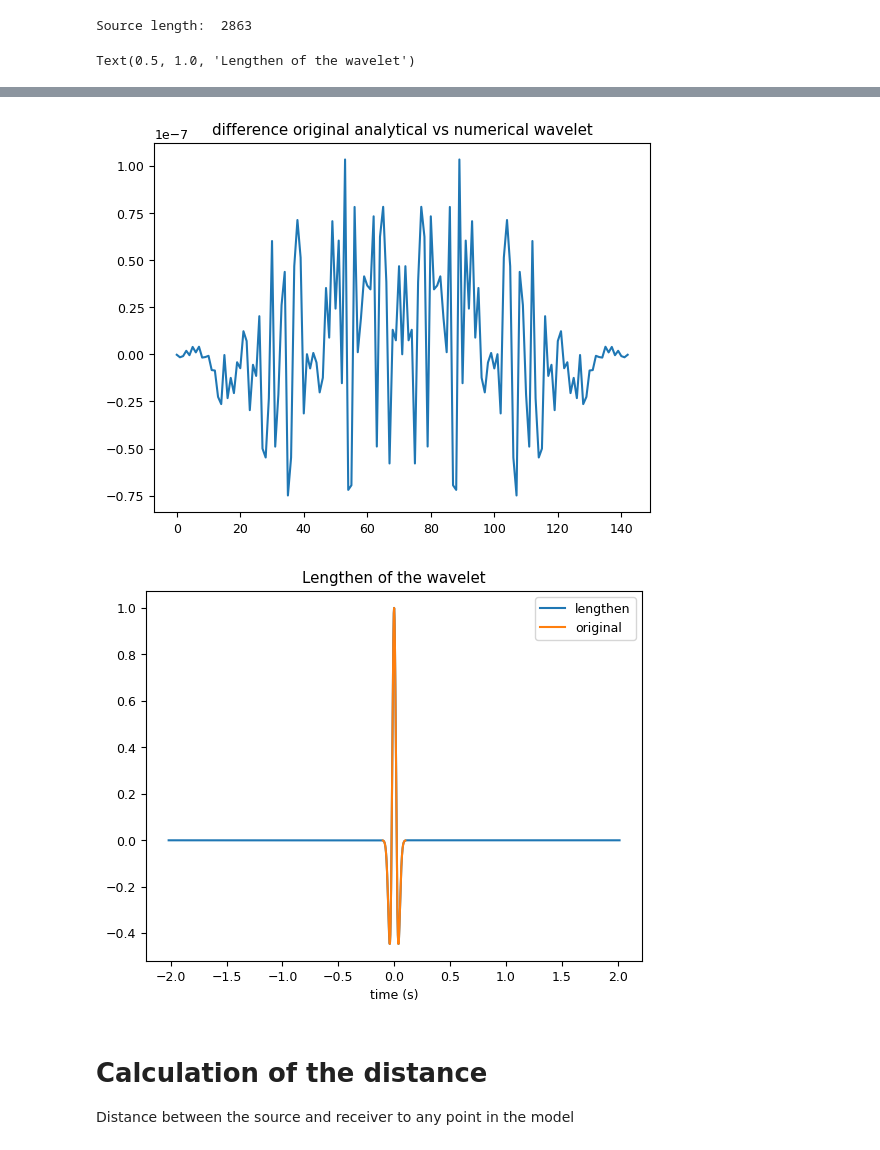
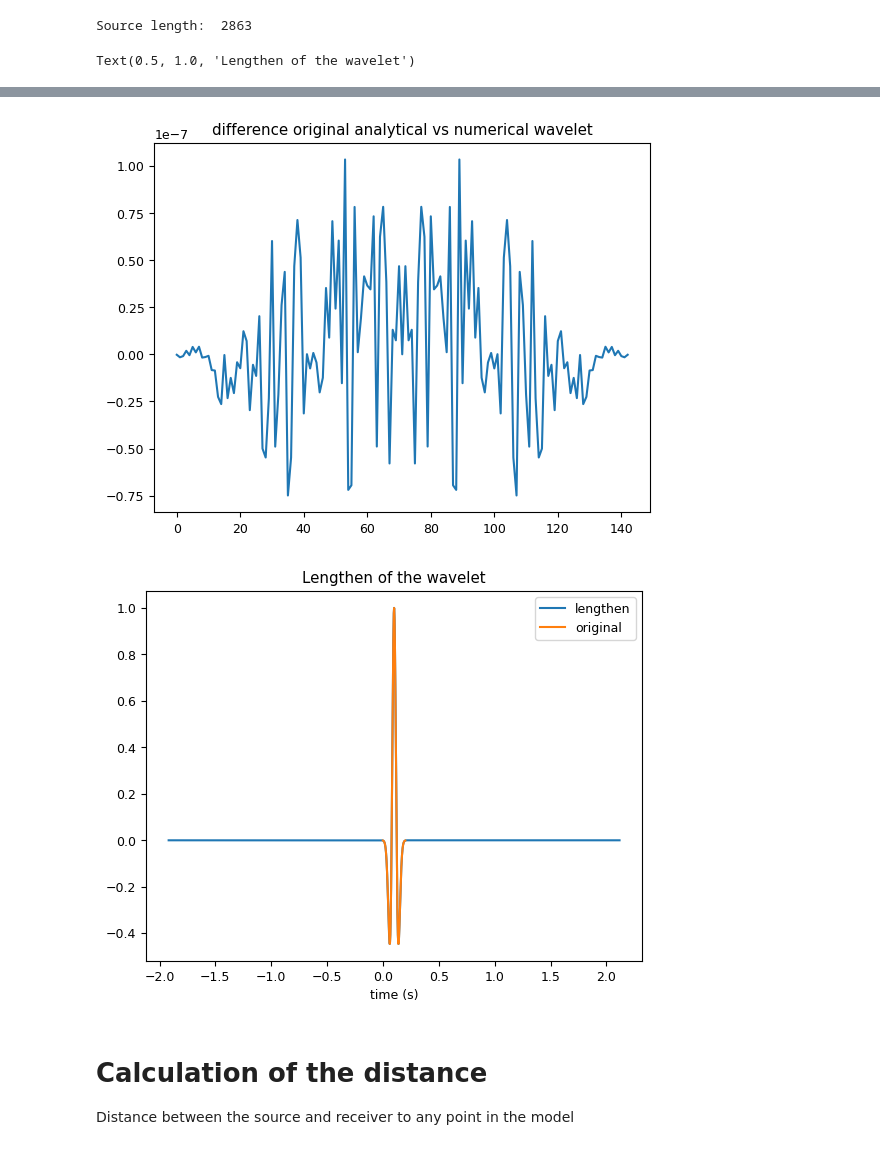
Before and after one commit to vcabiativapico/codes_py_PhD, a Jupyter notebook: Solution_analytique_Hankel/hankel_notebook_v3.ipynb, the cells around one changed output, grey strips where cells are left out. Saved outputs shown, nothing was run; the diff lists cells and outputs as text; code cells hidden in the pictures.

```diff
--- a/Solution_analytique_Hankel/hankel_notebook_v3.ipynb
+++ b/Solution_analytique_Hankel/hankel_notebook_v3.ipynb
@@ -279,32 +282,32 @@ Source length:  2863
 # %%
 t = np.arange(len(wsrc_org)) * dt
 plt.figure()
 plt.plot(t, wsrc_org, label = 'analytical')
 plt.plot(t, wsrc_num, '.', markersize=3, label = 'numerical')
 plt.legend()
 plt.title('original wavelet definition')
 flout = 'tests/wavelet_test'+str(testno)+'.png'
 plt.savefig(flout, bbox_inches='tight')
 
 plt.figure()
 plt.plot(diff_wsrc)
 plt.title('difference original analytical vs numerical wavelet')
 
 
-at_wsrc_org = np.arange(len(wsrc_org)) * dt - len(wsrc_org) * dt / 2
-at_wsrc = np.arange(len(wsrc)) * dt - len(wsrc) * dt / 2
+at_wsrc_org = np.arange(len(wsrc_org)) * dt - len(wsrc_org) * dt / 2 -ft
+at_wsrc = np.arange(len(wsrc)) * dt - len(wsrc) * dt / 2 -ft
 # The wavelet has to be lenghten due to the arrival time higher than the source length
 plt.figure()
 plt.plot(at_wsrc,wsrc,label = 'lengthen')
 plt.plot(at_wsrc_org,wsrc_org,markersize=3,label = 'original')
 plt.xlabel('time (s)')
 plt.legend()
 plt.title('Lengthen of the wavelet')
 # %% [output]
 Text(0.5, 1.0, 'Lengthen of the wavelet')
 [figure]
 [figure]
-[figure, old version]
+[figure, new version]
 # %% [markdown]
 # Calculation of the distance
 
```
Also changed, not shown: parts of 29 cells of this notebook, 17 other files.
